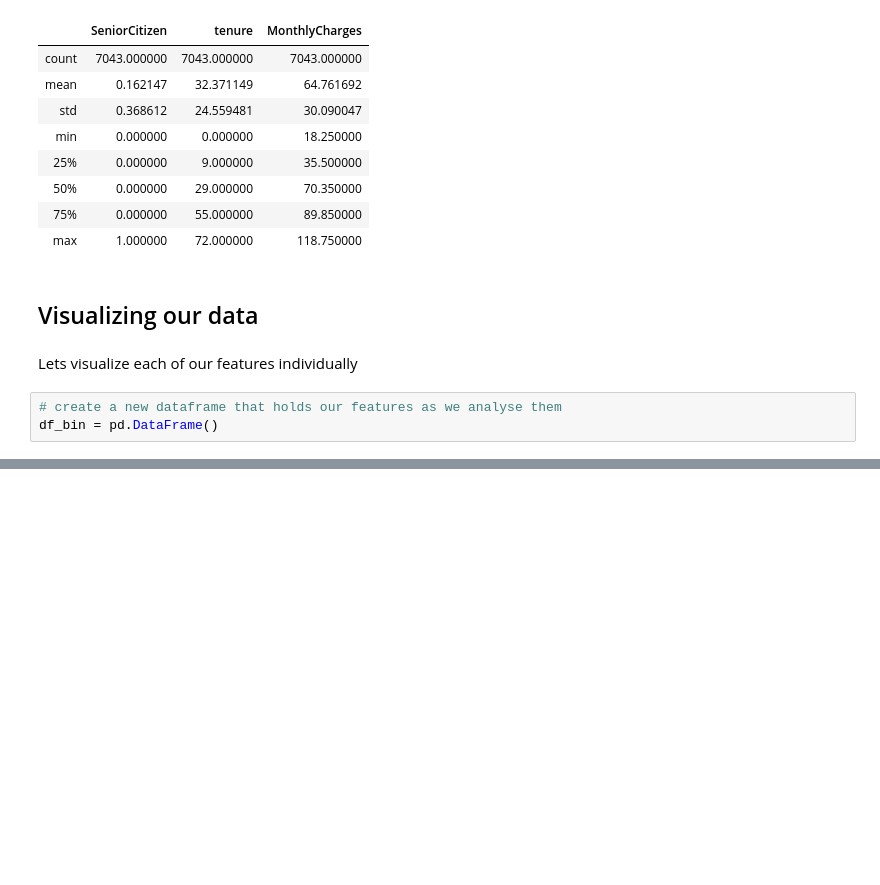
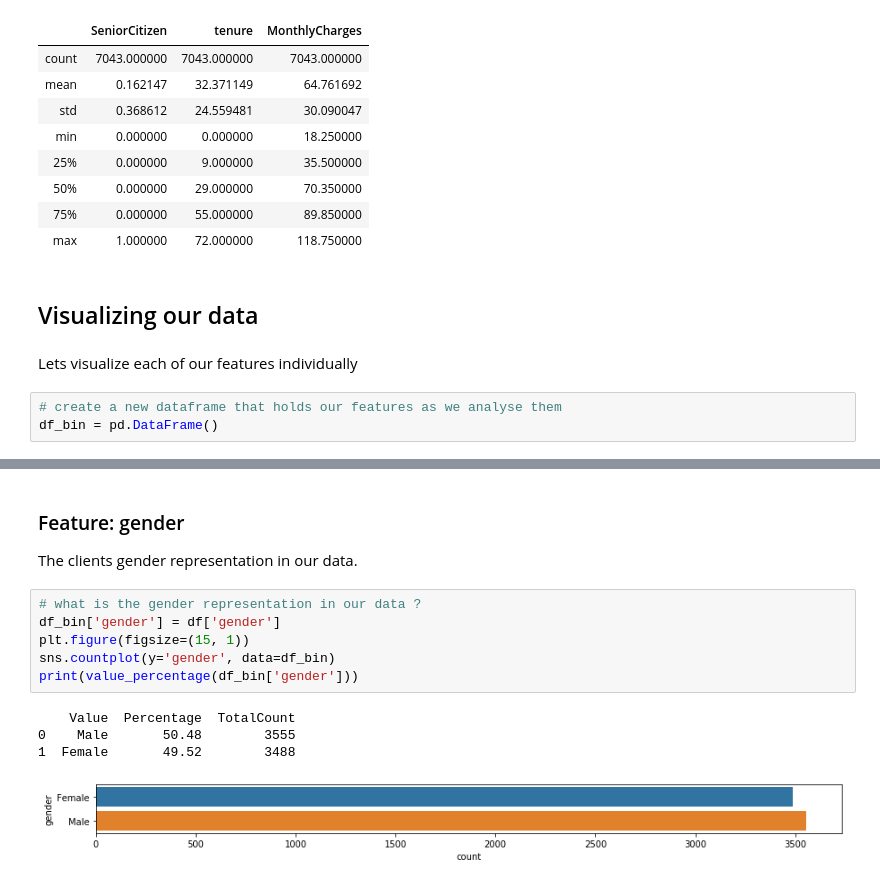
Before and after one commit to shambekela/Churn-Prediction, a Jupyter notebook: Churn-Prediction.ipynb, the cells around one changed output, grey strips where cells are left out. Saved outputs shown, nothing was run; the diff lists cells and outputs as text; blank space fills up the shorter version.

```diff
--- a/Churn-Prediction.ipynb
+++ b/Churn-Prediction.ipynb
@@ -145,0 +176,14 @@ df_bin['churn'] = df['Churn'].map({
+# %% [markdown]
+### Feature: gender
+The clients gender representation in our data.
+# %%
+# what is the gender representation in our data ?
+df_bin['gender'] = df['gender']
+plt.figure(figsize=(15, 1))
+sns.countplot(y='gender', data=df_bin)
+print(value_percentage(df_bin['gender']))
+# %% [output]
+    Value  Percentage  TotalCount
+0    Male       50.48        3555
+1  Female       49.52        3488
+[figure, added]
```
Also changed, not shown: parts of 61 cells of this notebook.
